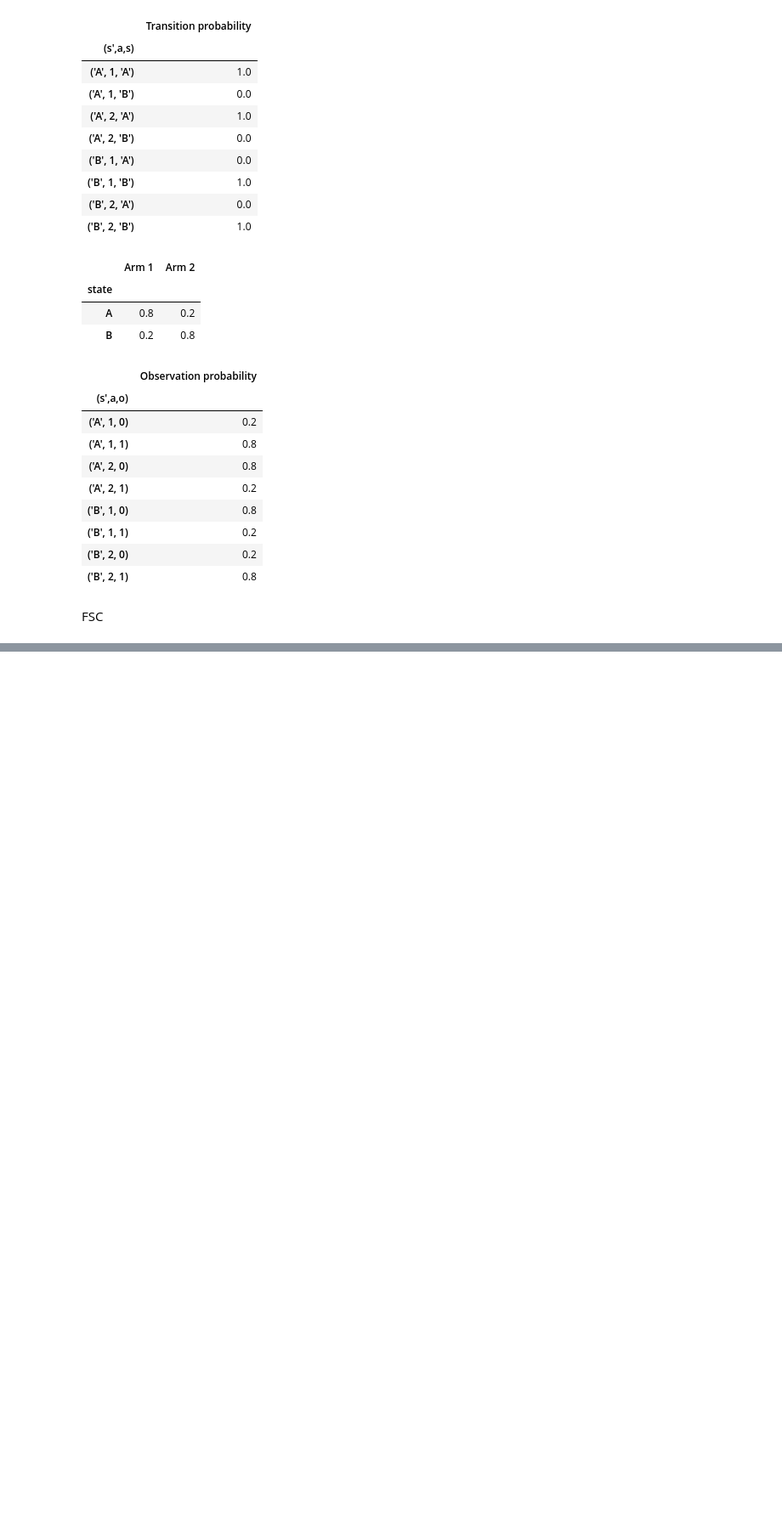
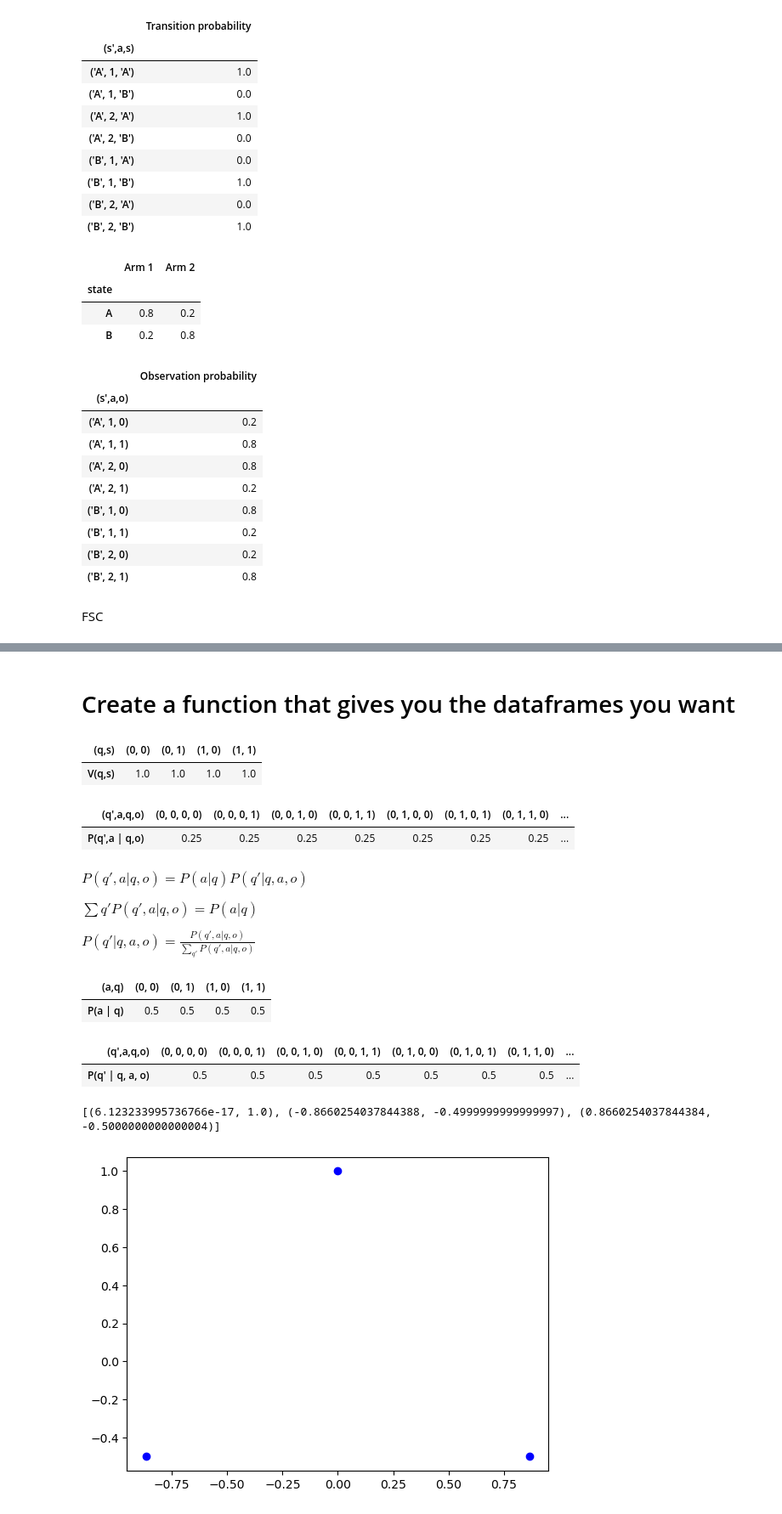
Before and after one commit to malikbf5/FSC-optimization, a Jupyter notebook: Bernoulli Bandits/Bernoulli Bandits.ipynb, the cells around one changed output, grey strips where cells are left out. Shown at 85% size. Drawn from its saved outputs; the diff is of its cells as text; code cells hidden in the pictures; blank space fills up the shorter version.

```diff
--- a/Bernoulli Bandits/Bernoulli Bandits.ipynb
+++ b/Bernoulli Bandits/Bernoulli Bandits.ipynb
@@ -295,0 +194,2 @@ $x[0,1,0,1] == x[0,1,0,0]$
+# %% [markdown]
+# Create a function that gives you the dataframes you want
@@ -295,0 +198,24 @@ $x[0,1,0,1] == x[0,1,0,0]$
+# %%
+optimal_y = [{"V(q,s)": value(newmodel.y[key]), "(q,s)": key}for key in newmodel.y]
+pyodf = pd.DataFrame(optimal_y).T
+pyodf.columns = pyodf.iloc[1]
+pyodf.drop(pyodf.index[1], inplace=True)
+pyodf
+# %% [output]
+| (q,s) | (0, 0) | (0, 1) | (1, 0) | (1, 1) |
+| V(q,s) | 1.0 | 1.0 | 1.0 | 1.0 |
+# %%
+optimal_x = [{"P(q',a | q,o)": value(newmodel.x[key]), "(q',a,q,o)": key}for key in newmodel.x]
+pyodf = pd.DataFrame(optimal_x).T
+pyodf.columns = pyodf.iloc[1]
+pyodf.drop(pyodf.index[1], inplace=True)
+pyodf
+# %% [output]
+| (q',a,q,o) | (0, 0, 0, 0) | (0, 0, 0, 1) | (0, 0, 1, 0) | (0, 0, 1, 1) | (0, 1, 0, 0) | (0, 1, 0, 1) | (0, 1, 1, 0) | ... |
+| P(q',a | q,o) | 0.25 | 0.25 | 0.25 | 0.25 | 0.25 | 0.25 | 0.25 | ... |
+# %% [markdown]
+$P(q',a | q,o) = P(a | q) P(q' | q, a, o)$
+
+$\sum{q'} P(q',a | q,o) = P(a | q)$
+
+$P(q' | q, a, o) = \frac{P(q',a | q,o)}{\sum_{q'}P(q',a | q,o)}$
@@ -295,0 +231,34 @@ $x[0,1,0,1] == x[0,1,0,0]$
+# %%
+actionselectdict = [{"(a,q)": key, "P(a | q)": actionselect[key]}for key in actionselect.keys()]
+actionselectdf = pd.DataFrame(actionselectdict).T
+actionselectdf.columns = actionselectdf.iloc[0]
+actionselectdf.drop(actionselectdf.index[0], inplace=True)
+actionselectdf
+# %% [output]
+| (a,q) | (0, 0) | (0, 1) | (1, 0) | (1, 1) |
+| P(a | q) | 0.5 | 0.5 | 0.5 | 0.5 |
+# %%
+nodetransdict = [{"(q',a,q,o)": key, "P(q' | q, a, o)": nodetrans[key]}for key in nodetrans.keys()]
+nodetransdf = pd.DataFrame(nodetransdict).T
+nodetransdf.columns = nodetransdf.iloc[0]
+nodetransdf.drop(nodetransdf.index[0], inplace=True)
+nodetransdf
+# %% [output]
+| (q',a,q,o) | (0, 0, 0, 0) | (0, 0, 0, 1) | (0, 0, 1, 0) | (0, 0, 1, 1) | (0, 1, 0, 0) | (0, 1, 0, 1) | (0, 1, 1, 0) | ... |
+| P(q' | q, a, o) | 0.5 | 0.5 | 0.5 | 0.5 | 0.5 | 0.5 | 0.5 | ... |
+# %%
+def action_node_pos(number_actions,origin, radius = 1, angle = 0):
+    angle_increment = np.divide(np.multiply(2 , np.pi) , number_actions)
+    action_pos = []
+    for i in range(number_actions):
+        action_pos.append((np.multiply(np.cos(angle),radius)+origin[0], np.multiply(np.sin(angle),radius) + origin[1]))
+        angle += angle_increment
+    return action_pos
+
+l = action_node_pos(3, (0,0), angle = np.pi/2)
+print(l)
+for i in l:
+    plt.plot(i[0], i[1], 'bo')
+# %% [output]
+[(6.123233995736766e-17, 1.0), (-0.8660254037844388, -0.4999999999999997), (0.8660254037844384, -0.5000000000000004)]
+[figure, added]
```
Also changed, not shown: parts of 15 cells of this notebook.
